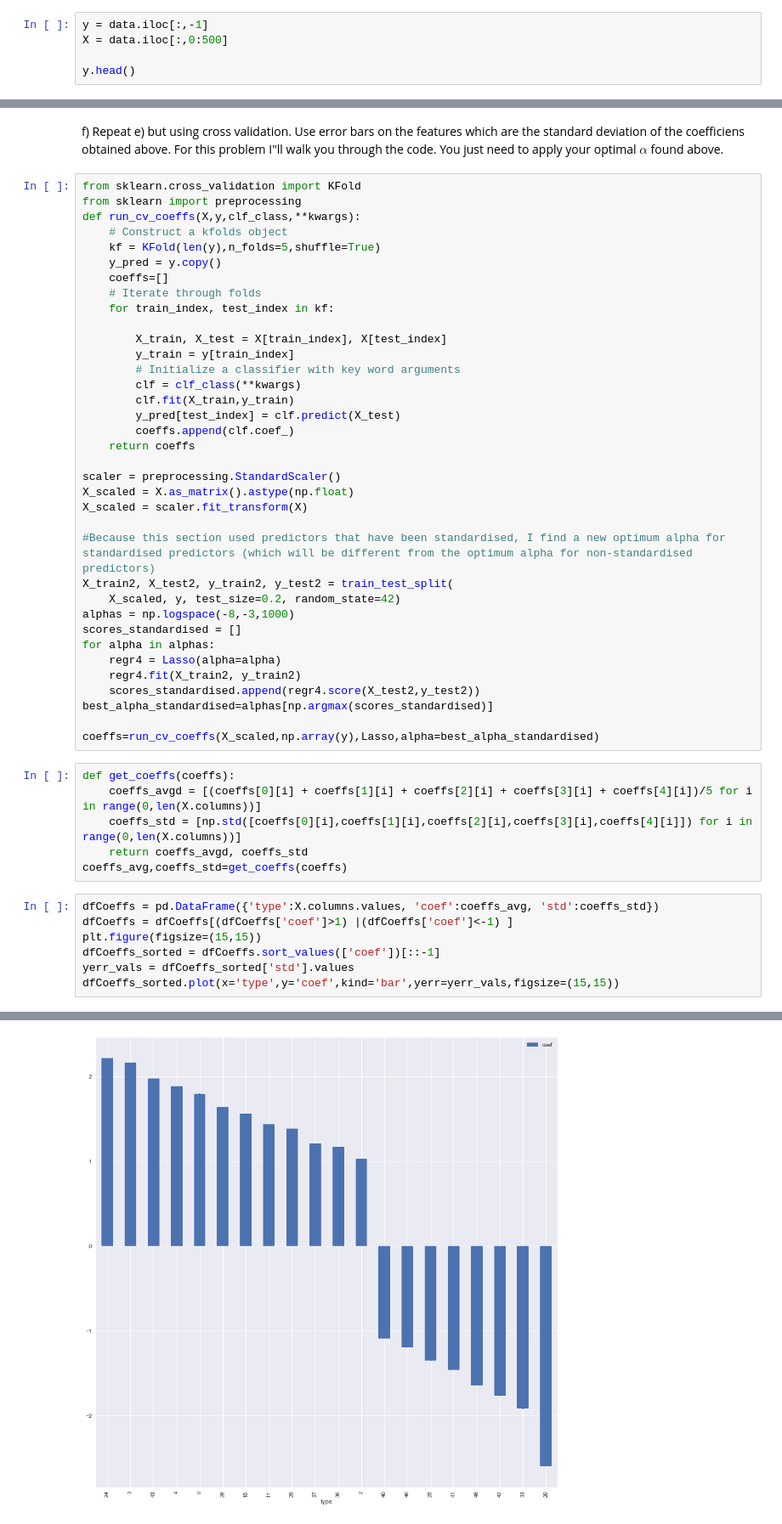
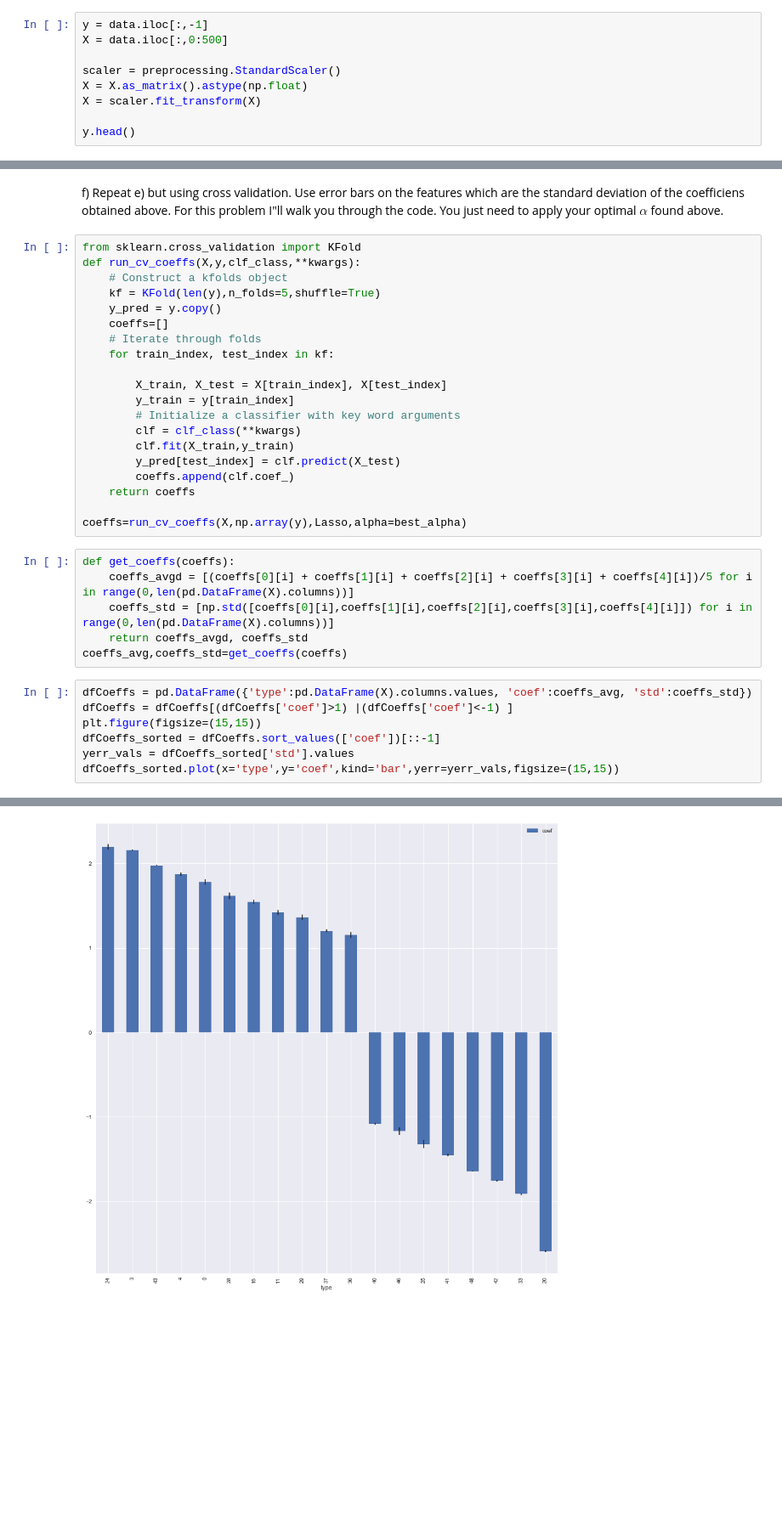
Before and after one commit to Columbia-Intro-Data-Science/python-introduction-yloong-fong, a Jupyter notebook: FONG Yew Loong Homework 2 - Regularization with Lasso .ipynb, the cells around one changed output, grey strips where cells are left out. Shown: that part at 85% size. Cells and saved outputs as stored; diff of their text form; blank space fills up the shorter version.

```diff
--- a/FONG Yew Loong Homework 2 - Regularization with Lasso .ipynb
+++ b/FONG Yew Loong Homework 2 - Regularization with Lasso .ipynb
@@ -49,6 +50,10 @@ b) Set y to be the y variable in the dataframe from a and X to be the remaining
 y = data.iloc[:,-1]
 X = data.iloc[:,0:500]
 
+scaler = preprocessing.StandardScaler()
+X = X.as_matrix().astype(np.float)
+X = scaler.fit_transform(X)
+
 y.head()
 # %% [output]
 0    -2.663126
@@ -203,7 +208,6 @@ coefficiens obtained above. For this problem I"ll walk you through the code. You
 $\alpha$ found above.
 # %%
 from sklearn.cross_validation import KFold
-from sklearn import preprocessing
 def run_cv_coeffs(X,y,clf_class,**kwargs):
     # Construct a kfolds object
     kf = KFold(len(y),n_folds=5,shuffle=True)
@@ -221,36 +225,21 @@ def run_cv_coeffs(X,y,clf_class,**kwargs):
         coeffs.append(clf.coef_)
     return coeffs
 
-scaler = preprocessing.StandardScaler()
-X_scaled = X.as_matrix().astype(np.float)
-X_scaled = scaler.fit_transform(X)
-
-#Because this section used predictors that have been standardised, I find a new optimum alpha for standardised predictors (which will be different from the optimum alpha for non-standardised predictors)
-X_train2, X_test2, y_train2, y_test2 = train_test_split(
-    X_scaled, y, test_size=0.2, random_state=42)
-alphas = np.logspace(-8,-3,1000)
-scores_standardised = []
-for alpha in alphas:
-    regr4 = Lasso(alpha=alpha)
-    regr4.fit(X_train2, y_train2)
-    scores_standardised.append(regr4.score(X_test2,y_test2))
-best_alpha_standardised=alphas[np.argmax(scores_standardised)]
-
-coeffs=run_cv_coeffs(X_scaled,np.array(y),Lasso,alpha=best_alpha_standardised)
+coeffs=run_cv_coeffs(X,np.array(y),Lasso,alpha=best_alpha)
 # %%
 def get_coeffs(coeffs):
-    coeffs_avgd = [(coeffs[0][i] + coeffs[1][i] + coeffs[2][i] + coeffs[3][i] + coeffs[4][i])/5 for i in range(0,len(X.columns))]
-    coeffs_std = [np.std([coeffs[0][i],coeffs[1][i],coeffs[2][i],coeffs[3][i],coeffs[4][i]]) for i in range(0,len(X.columns))]
+    coeffs_avgd = [(coeffs[0][i] + coeffs[1][i] + coeffs[2][i] + coeffs[3][i] + coeffs[4][i])/5 for i in range(0,len(pd.DataFrame(X).columns))]
+    coeffs_std = [np.std([coeffs[0][i],coeffs[1][i],coeffs[2][i],coeffs[3][i],coeffs[4][i]]) for i in range(0,len(pd.DataFrame(X).columns))]
     return coeffs_avgd, coeffs_std
 coeffs_avg,coeffs_std=get_coeffs(coeffs)
 # %%
-dfCoeffs = pd.DataFrame({'type':X.columns.values, 'coef':coeffs_avg, 'std':coeffs_std})
+dfCoeffs = pd.DataFrame({'type':pd.DataFrame(X).columns.values, 'coef':coeffs_avg, 'std':coeffs_std})
 dfCoeffs = dfCoeffs[(dfCoeffs['coef']>1) |(dfCoeffs['coef']<-1) ]
 plt.figure(figsize=(15,15))
 dfCoeffs_sorted = dfCoeffs.sort_values(['coef'])[::-1]
 yerr_vals = dfCoeffs_sorted['std'].values
 dfCoeffs_sorted.plot(x='type',y='coef',kind='bar',yerr=yerr_vals,figsize=(15,15))
 # %% [output]
 <matplotlib.axes._subplots.AxesSubplot at 0x...>
 <matplotlib.figure.Figure at 0x...>
-[figure, old version]
+[figure, new version]
```
Also changed, not shown: parts of 10 cells of this notebook.
